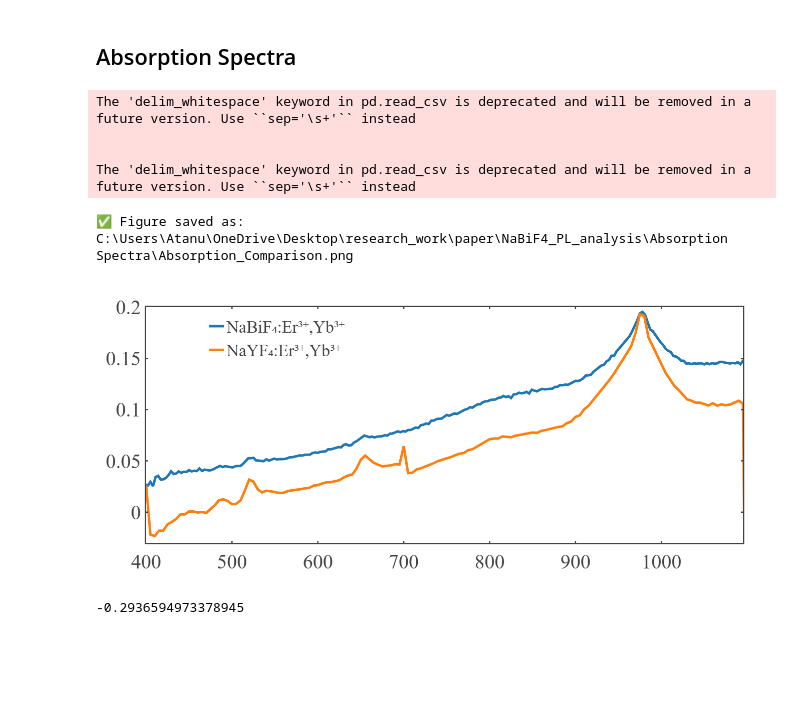
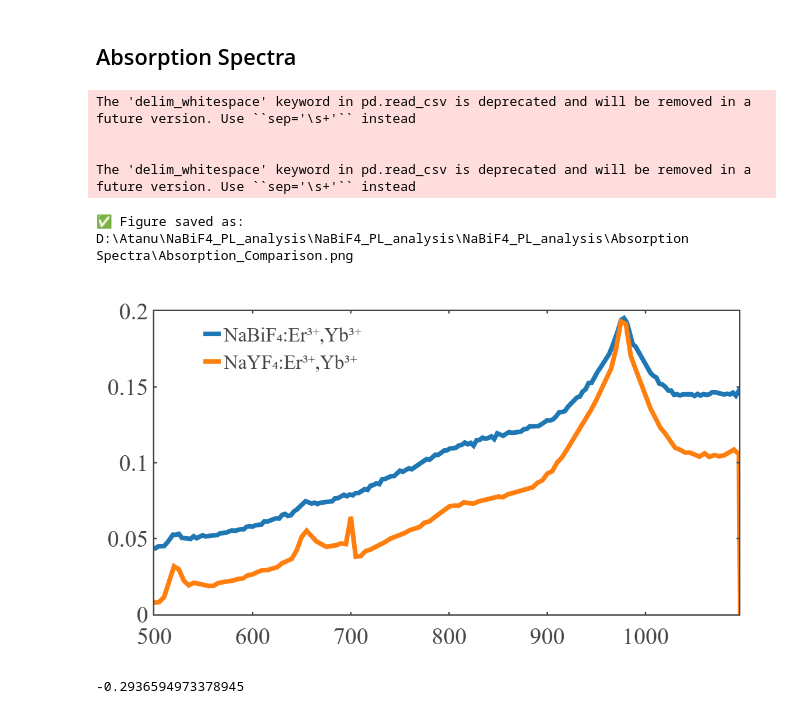
Before and after one commit to ghoshatanu857/NaBiF4_PL_analysis, a Jupyter notebook: NaBiF4_PL_analysis/structural_characterization.ipynb, the cells around one changed output. Drawn from its saved outputs; the diff is of its cells as text; code cells hidden in the pictures; blank space fills up the shorter version.

```diff
--- a/NaBiF4_PL_analysis/structural_characterization.ipynb
+++ b/NaBiF4_PL_analysis/structural_characterization.ipynb
@@ -156,8 +156,8 @@ fig_template.layout = go.Layout(
 # ============================================================
 # --- File Paths ---
 # ============================================================
-path_bi = r"C:\Users\Atanu\OneDrive\Desktop\research_work\paper\NaBiF4_PL_analysis\Absorption Spectra\NaBiF_K.dat"
-path_y = r"C:\Users\Atanu\OneDrive\Desktop\research_work\paper\NaBiF4_PL_analysis\Absorption Spectra\NaYF.dat"
+path_bi = r"D:\Atanu\NaBiF4_PL_analysis\NaBiF4_PL_analysis\NaBiF4_PL_analysis\Absorption Spectra\NaBiF_K.dat"
+path_y = r"D:\Atanu\NaBiF4_PL_analysis\NaBiF4_PL_analysis\NaBiF4_PL_analysis\Absorption Spectra\NaYF.dat"
 
 # ============================================================
 # --- Load Data ---
@@ -178,57 +178,57 @@ fig = go.Figure()
 
 fig.add_trace(go.Scatter(
     x=df_bi['Wavelength'], y=df_bi['Absorbance'],
-    mode='lines', line=dict(width=5),
+    mode='lines', line=dict(width=8),
     name='NaBiF₄:Er³⁺,Yb³⁺'
 ))
 
 fig.add_trace(go.Scatter(
     x=df_y['Wavelength'], y=df_y['Absorbance'],
-    mode='lines', line=dict(width=5),
+    mode='lines', line=dict(width=8),
     name='NaYF₄:Er³⁺,Yb³⁺'
 ))
 
 # ============================================================
 # --- Axis Ranges ---
 # ============================================================
-fig.update_xaxes(range=[400, 1095])
-fig.update_yaxes(range=[-0.03, 0.2])
+fig.update_xaxes(range=[500, 1095])
+fig.update_yaxes(range=[0.0, 0.2])
 
 # ============================================================
 # --- Layout Settings ---
 # ============================================================
 fig.update_layout(
     template=fig_template,
     width=800,
-    height=600,
+    height=650,
     margin=dict(l=100, r=50, t=50, b=80),
     # xaxis_title="Wavelength (nm)",
     # yaxis_title="Absorbance (log<sub>10</sub>(100/R))",
     legend=dict(
         x=0.22, y=0.98,
         xanchor='center',
         font=dict(size=34)  # ⬆ Larger legend font
     )
 )
 
 # ============================================================
 # --- Save as PNG using Plotly I/O ---
 # ============================================================
 output_path = os.path.join(os.path.dirname(path_bi), "Absorption_Comparison.png")
 pio.write_image(fig, output_path, format='png', scale=4)
 print(f"✅ Figure saved as: {output_path}")
 
 # ============================================================
 # --- Show Figure ---
 # ============================================================
 fig.show()
 # %% [output]
 The 'delim_whitespace' keyword in pd.read_csv is deprecated and will be removed in a future version. Use ``sep='\s+'`` instead
 
 
 The 'delim_whitespace' keyword in pd.read_csv is deprecated and will be removed in a future version. Use ``sep='\s+'`` instead
-✅ Figure saved as: C:\Users\Atanu\OneDrive\Desktop\research_work\paper\NaBiF4_PL_analysis\Absorption Spectra\Absorption_Comparison.png
+✅ Figure saved as: D:\Atanu\NaBiF4_PL_analysis\NaBiF4_PL_analysis\NaBiF4_PL_analysis\Absorption Spectra\Absorption_Comparison.png
-[figure, old version]
+[figure, new version]
 # %%
 min_y
 # %% [output]
```
Also changed, not shown: parts of 4 cells of this notebook, 23 other files.
